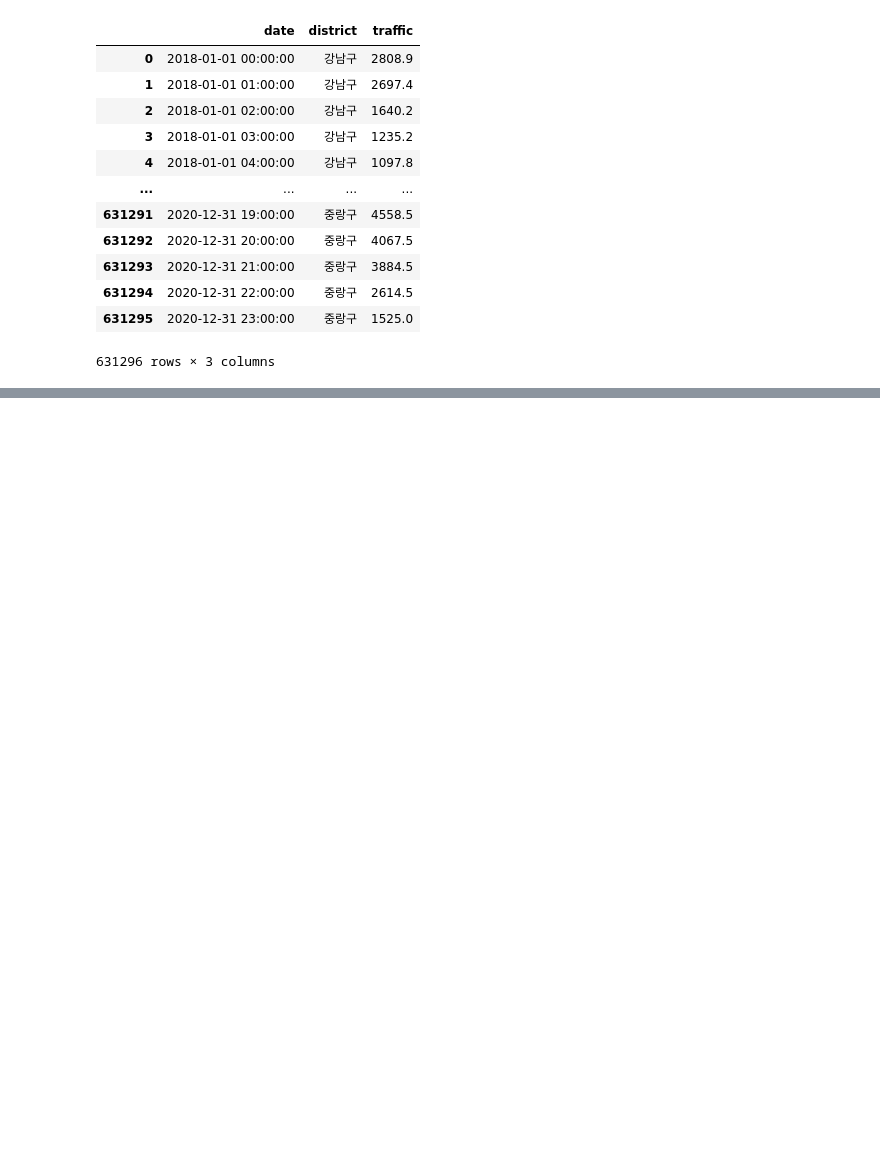
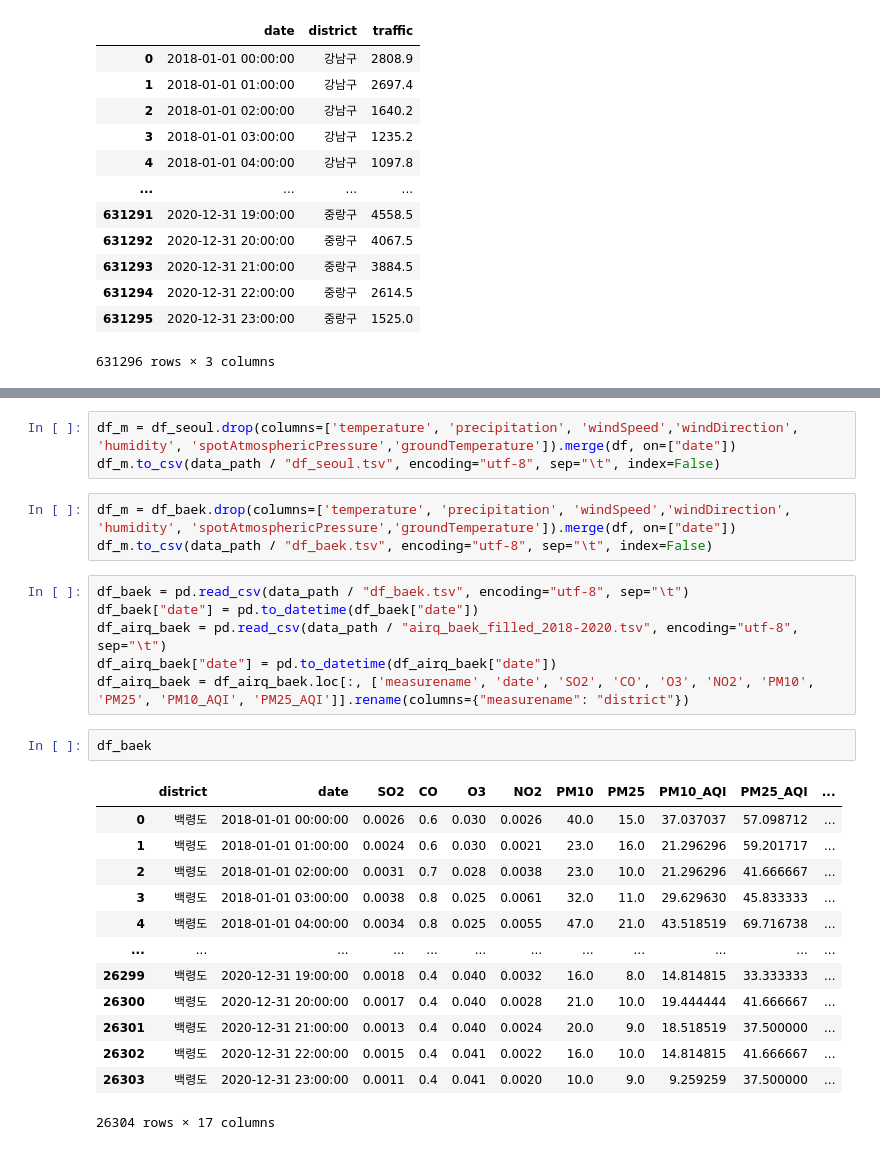
Before and after one commit to simonjisu/airpollution, a Jupyter notebook: 01_GetData.ipynb, the cells around one changed output, grey strips where cells are left out. Drawn from its saved outputs; the diff is of its cells as text; blank space fills up the shorter version.

```diff
--- a/01_GetData.ipynb
+++ b/01_GetData.ipynb
@@ -549,0 +618,28 @@ df
+# %%
+df_m = df_seoul.drop(columns=['temperature', 'precipitation', 'windSpeed','windDirection', 'humidity', 'spotAtmosphericPressure','groundTemperature']).merge(df, on=["date"])
+df_m.to_csv(data_path / "df_seoul.tsv", encoding="utf-8", sep="\t", index=False)
+# %%
+df_m = df_baek.drop(columns=['temperature', 'precipitation', 'windSpeed','windDirection', 'humidity', 'spotAtmosphericPressure','groundTemperature']).merge(df, on=["date"])
+df_m.to_csv(data_path / "df_baek.tsv", encoding="utf-8", sep="\t", index=False)
+# %%
+df_baek = pd.read_csv(data_path / "df_baek.tsv", encoding="utf-8", sep="\t")
+df_baek["date"] = pd.to_datetime(df_baek["date"])
+df_airq_baek = pd.read_csv(data_path / "airq_baek_filled_2018-2020.tsv", encoding="utf-8", sep="\t")
+df_airq_baek["date"] = pd.to_datetime(df_airq_baek["date"])
+df_airq_baek = df_airq_baek.loc[:, ['measurename', 'date', 'SO2', 'CO', 'O3', 'NO2', 'PM10', 'PM25', 'PM10_AQI', 'PM25_AQI']].rename(columns={"measurename": "district"})
+# %%
+df_baek
+# %% [output]
+|  | district | date | SO2 | CO | O3 | NO2 | PM10 | PM25 | PM10_AQI | PM25_AQI | ... |
+| 0 | 백령도 | 2018-01-01 00:00:00 | 0.0026 | 0.6 | 0.030 | 0.0026 | 40.0 | 15.0 | 37.037037 | 57.098712 | ... |
+| 1 | 백령도 | 2018-01-01 01:00:00 | 0.0024 | 0.6 | 0.030 | 0.0021 | 23.0 | 16.0 | 21.296296 | 59.201717 | ... |
+| 2 | 백령도 | 2018-01-01 02:00:00 | 0.0031 | 0.7 | 0.028 | 0.0038 | 23.0 | 10.0 | 21.296296 | 41.666667 | ... |
+| 3 | 백령도 | 2018-01-01 03:00:00 | 0.0038 | 0.8 | 0.025 | 0.0061 | 32.0 | 11.0 | 29.629630 | 45.833333 | ... |
+| 4 | 백령도 | 2018-01-01 04:00:00 | 0.0034 | 0.8 | 0.025 | 0.0055 | 47.0 | 21.0 | 43.518519 | 69.716738 | ... |
+| ... | ... | ... | ... | ... | ... | ... | ... | ... | ... | ... | ... |
+| 26299 | 백령도 | 2020-12-31 19:00:00 | 0.0018 | 0.4 | 0.040 | 0.0032 | 16.0 | 8.0 | 14.814815 | 33.333333 | ... |
+| 26300 | 백령도 | 2020-12-31 20:00:00 | 0.0017 | 0.4 | 0.040 | 0.0028 | 21.0 | 10.0 | 19.444444 | 41.666667 | ... |
+| 26301 | 백령도 | 2020-12-31 21:00:00 | 0.0013 | 0.4 | 0.040 | 0.0024 | 20.0 | 9.0 | 18.518519 | 37.500000 | ... |
+| 26302 | 백령도 | 2020-12-31 22:00:00 | 0.0015 | 0.4 | 0.041 | 0.0022 | 16.0 | 10.0 | 14.814815 | 41.666667 | ... |
+| 26303 | 백령도 | 2020-12-31 23:00:00 | 0.0011 | 0.4 | 0.041 | 0.0020 | 10.0 | 9.0 | 9.259259 | 37.500000 | ... |
+26304 rows × 17 columns
```
Also changed, not shown: parts of 17 cells of this notebook, 19 other files.
